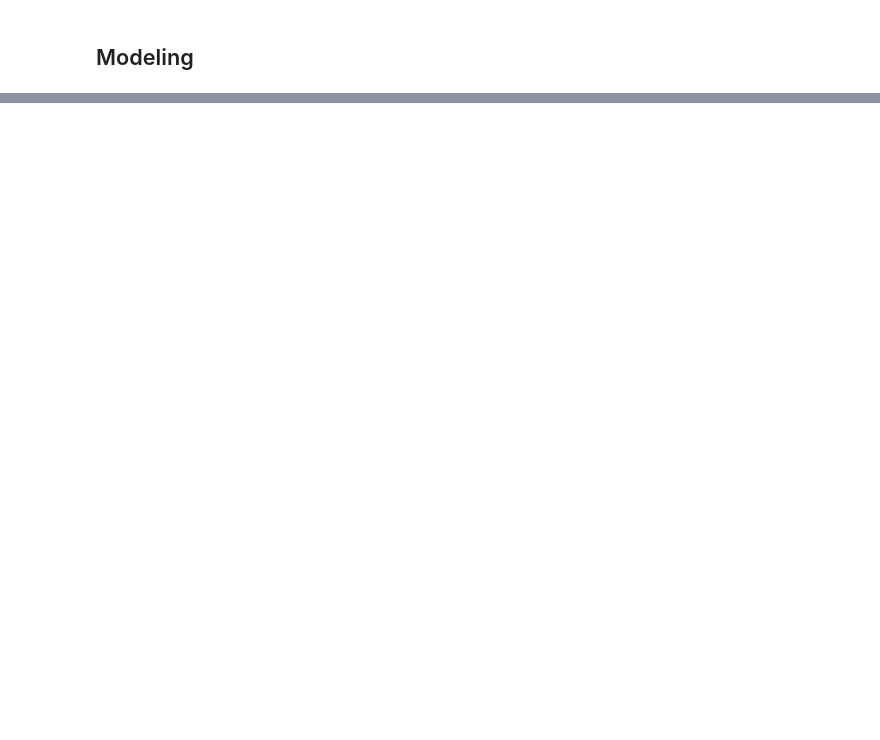
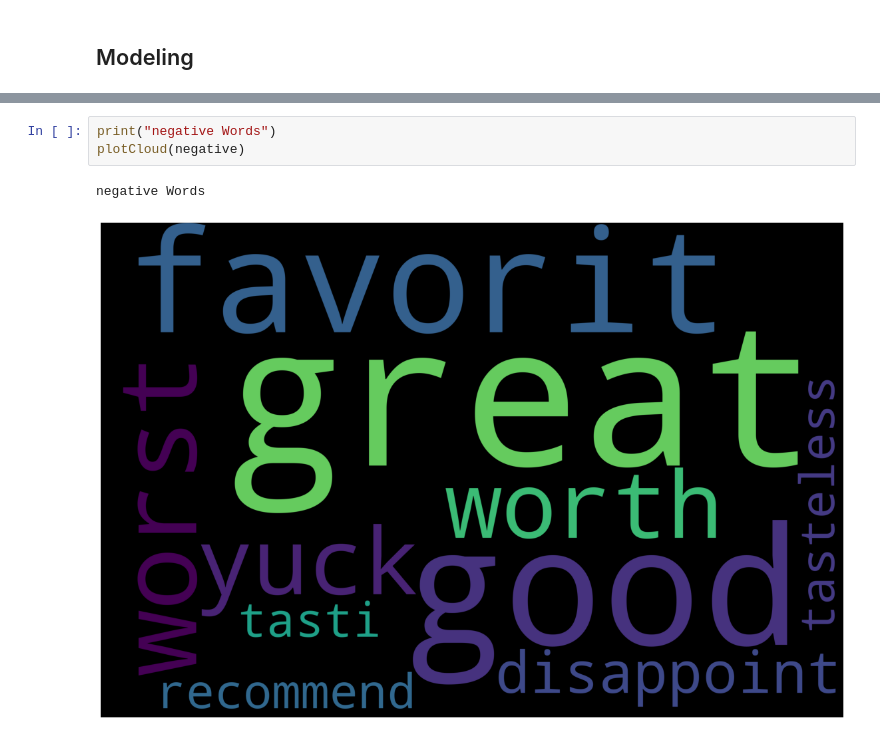
Before and after one commit to ayushising/Amazon_Reviews_for_Sentiment_Analysis, a Jupyter notebook: Amazon_Food_Review_Analysis .ipynb, the cells around one changed output, grey strips where cells are left out. Drawn from its saved outputs; the diff is of its cells as text; blank space fills up the shorter version.

```diff
--- a/Amazon_Food_Review_Analysis .ipynb
+++ b/Amazon_Food_Review_Analysis .ipynb
@@ -601,0 +459,6 @@ print(lr.predict(text))
+# %%
+print("negative Words")
+plotCloud(negative)
+# %% [output]
+negative Words
+[figure, added]
```
Also changed, not shown: parts of 105 cells of this notebook.
